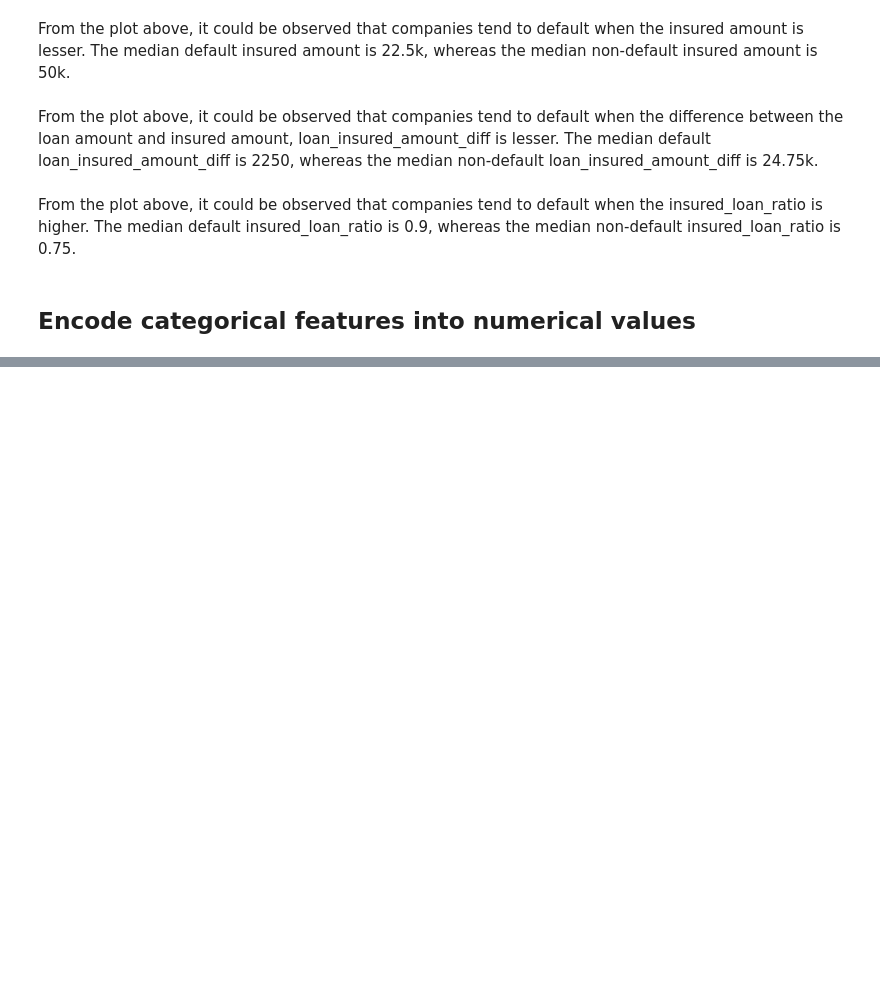
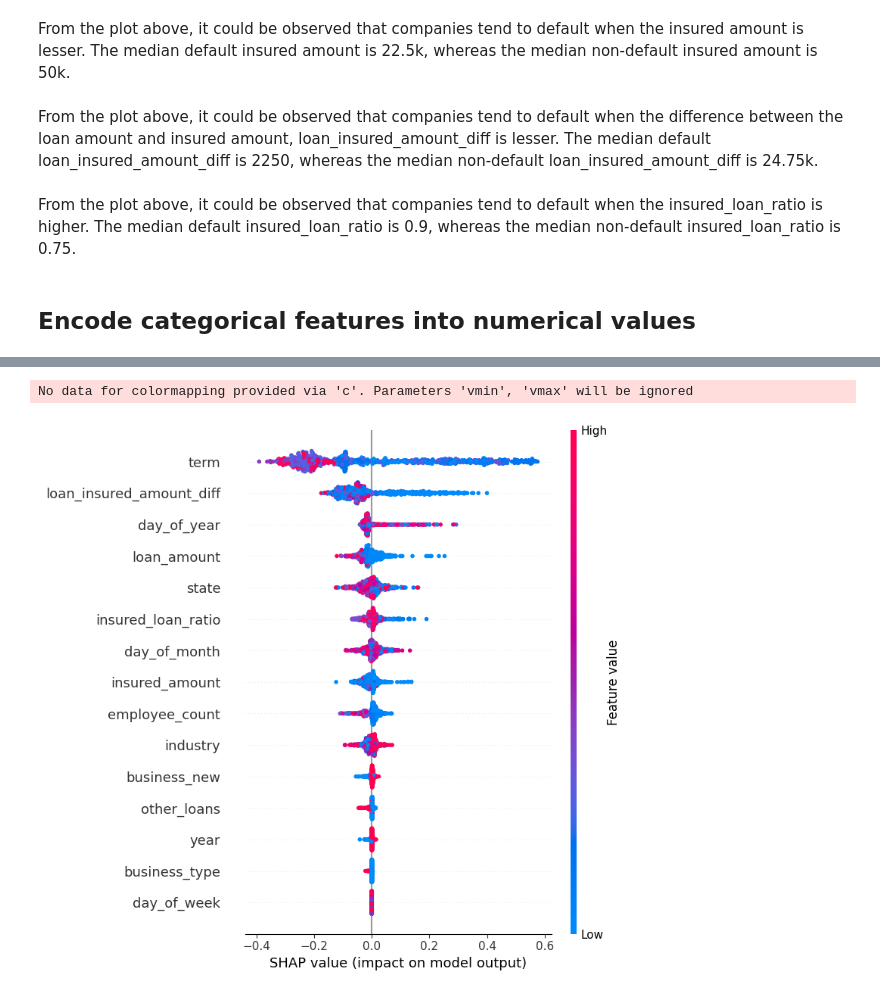
Before and after one commit to AddChew/loan-default, a Jupyter notebook: code_addison.ipynb, the cells around one changed output, grey strips where cells are left out. Cells and saved outputs as stored; diff of their text form; code cells hidden in the pictures; blank space fills up the shorter version.

```diff
--- a/code_addison.ipynb
+++ b/code_addison.ipynb
@@ -261,3 +261,7 @@ From the plot above, it could be observed that companies tend to default when th
 ## Encode categorical features into numerical values
 # %%
 train, test, encoder_dict = encode_categorical_features(train, test)
+# %%
+from sklearn.model_selection import train_test_split
+
+train_subset, val_subset = train_test_split(train, test_size = 0.3, random_state = 0, stratify = train.default_status)
@@ -263,0 +272,25 @@ train, test, encoder_dict = encode_categorical_features(train, test)
+# %%
+lgb_parameters = {
+    'application': 'binary',
+    'objective': 'binary',
+    'metric': ['binary_logloss'],
+    'is_unbalance': 'true',
+    'boosting': 'gbdt',
+    'seed': 0,
+}
+# %%
+import lightgbm as lgb
+
+label = 'default_status'
+features = ['industry', 'state', 'term', 'employee_count',
+       'business_new', 'business_type', 'other_loans', 'loan_amount',
+       'insured_amount', 'loan_insured_amount_diff', 'insured_loan_ratio']
+cat_features = ['industry', 'state', 'business_new', 'business_type', 'other_loans']
+
+train_data = lgb.Dataset(train_subset[features], categorical_feature = cat_features, label = train_subset[label])
+val_data = lgb.Dataset(val_subset[features], categorical_feature = cat_features, label = val_subset[label])
+
+model = lgb.train(
+    lgb_parameters, train_data, valid_sets = val_data, num_boost_round = 100,
+    callbacks = [lgb.early_stopping(stopping_rounds = 5)]
+)
@@ -263,0 +319,7 @@ train, test, encoder_dict = encode_categorical_features(train, test)
+# %%
+import shap
+
+# TODO: do this only after final model is trained
+explainer = shap.Explainer(model.predict, val_subset[features])
+shap_values = explainer(val_subset[features])
+shap_values
@@ -263,0 +344,5 @@ train, test, encoder_dict = encode_categorical_features(train, test)
+# %%
+shap.summary_plot(shap_values, val_subset[features])
+# %% [output]
+No data for colormapping provided via 'c'. Parameters 'vmin', 'vmax' will be ignored
+[figure, added]
```
Also changed, not shown: parts of 11 cells of this notebook, 1 other file.
